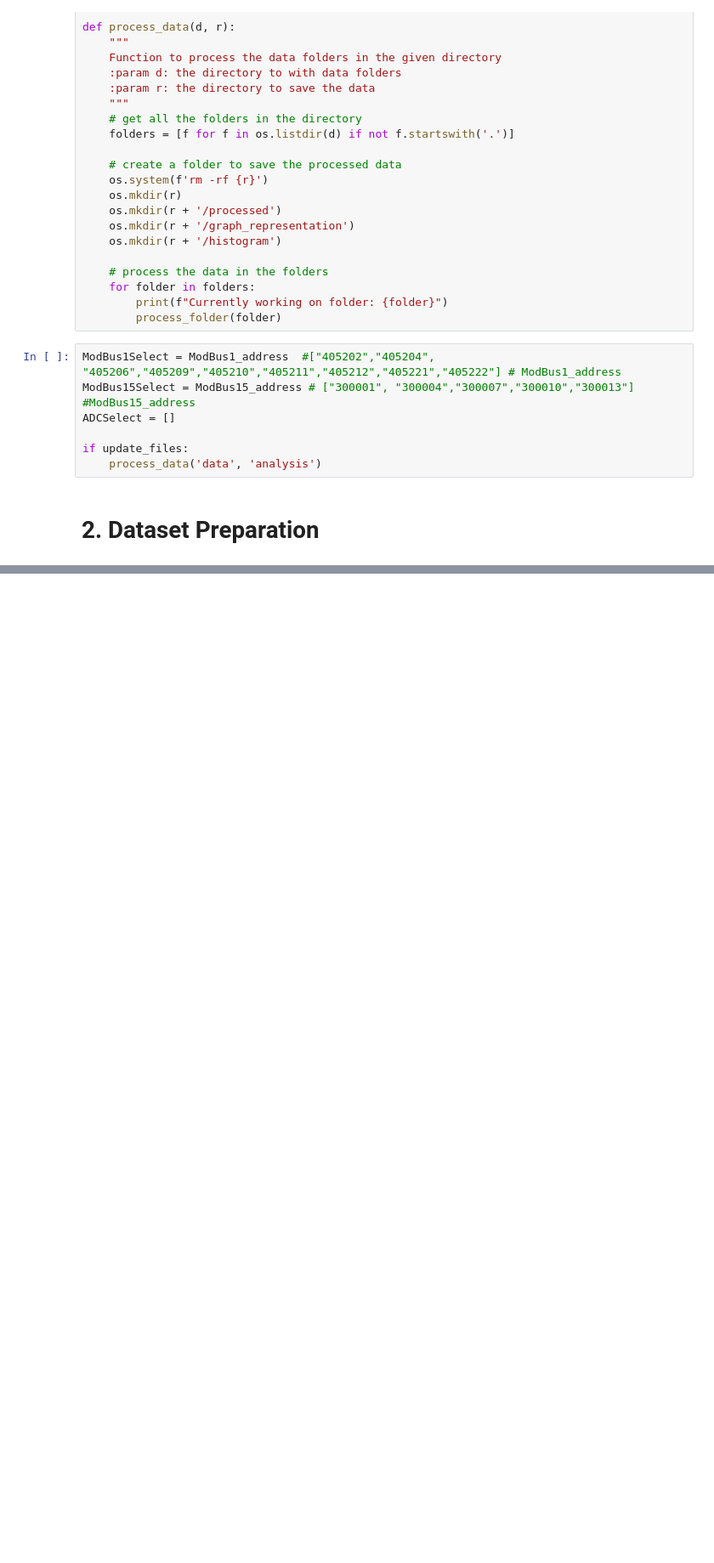
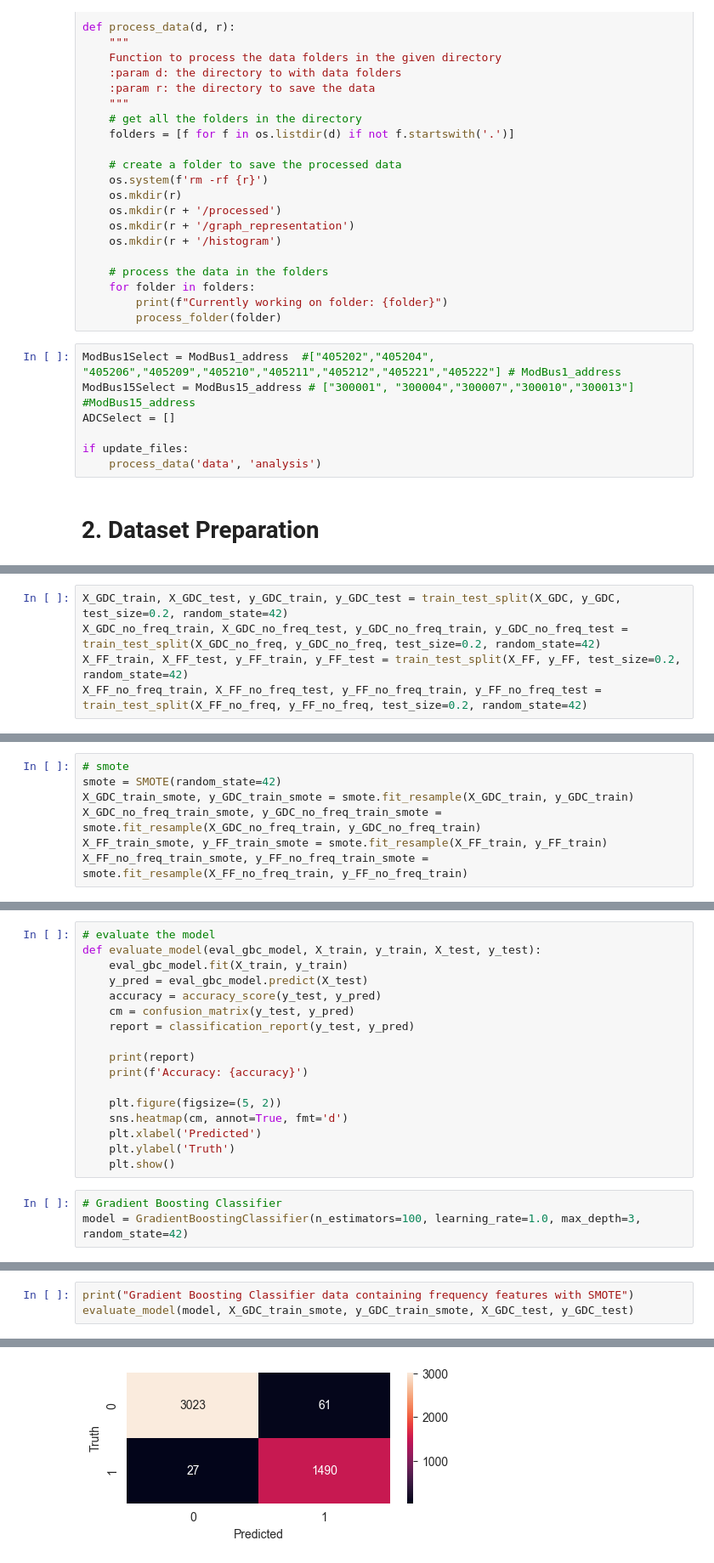
Before and after one commit to sserkanakin/bachelor-thesis-research-archive, a Jupyter notebook: code/data.ipynb, the cells around one changed output, grey strips where cells are left out. Shown at 85% size. Cells and saved outputs as stored; diff of their text form; blank space fills up the shorter version.

```diff
--- a/code/data.ipynb
+++ b/code/data.ipynb
@@ -443,0 +442,5 @@ plt.show()
+# %%
+X_GDC_train, X_GDC_test, y_GDC_train, y_GDC_test = train_test_split(X_GDC, y_GDC, test_size=0.2, random_state=42)
+X_GDC_no_freq_train, X_GDC_no_freq_test, y_GDC_no_freq_train, y_GDC_no_freq_test = train_test_split(X_GDC_no_freq, y_GDC_no_freq, test_size=0.2, random_state=42)
+X_FF_train, X_FF_test, y_FF_train, y_FF_test = train_test_split(X_FF, y_FF, test_size=0.2, random_state=42)
+X_FF_no_freq_train, X_FF_no_freq_test, y_FF_no_freq_train, y_FF_no_freq_test = train_test_split(X_FF_no_freq, y_FF_no_freq, test_size=0.2, random_state=42)
@@ -443,0 +499,7 @@ plt.show()
+# %%
+# smote
+smote = SMOTE(random_state=42)
+X_GDC_train_smote, y_GDC_train_smote = smote.fit_resample(X_GDC_train, y_GDC_train)
+X_GDC_no_freq_train_smote, y_GDC_no_freq_train_smote = smote.fit_resample(X_GDC_no_freq_train, y_GDC_no_freq_train)
+X_FF_train_smote, y_FF_train_smote = smote.fit_resample(X_FF_train, y_FF_train)
+X_FF_no_freq_train_smote, y_FF_no_freq_train_smote = smote.fit_resample(X_FF_no_freq_train, y_FF_no_freq_train)
@@ -443,0 +561,20 @@ plt.show()
+# %%
+# evaluate the model
+def evaluate_model(eval_gbc_model, X_train, y_train, X_test, y_test):
+    eval_gbc_model.fit(X_train, y_train)
+    y_pred = eval_gbc_model.predict(X_test)
+    accuracy = accuracy_score(y_test, y_pred)
+    cm = confusion_matrix(y_test, y_pred)
+    report = classification_report(y_test, y_pred)
+
+    print(report)
+    print(f'Accuracy: {accuracy}')
+
+    plt.figure(figsize=(5, 2))
+    sns.heatmap(cm, annot=True, fmt='d')
+    plt.xlabel('Predicted')
+    plt.ylabel('Truth')
+    plt.show()
+# %%
+# Gradient Boosting Classifier
+model = GradientBoostingClassifier(n_estimators=100, learning_rate=1.0, max_depth=3, random_state=42)
@@ -443,0 +795,4 @@ plt.show()
+# %%
+print("Gradient Boosting Classifier data containing frequency features with SMOTE")
+evaluate_model(model, X_GDC_train_smote, y_GDC_train_smote, X_GDC_test, y_GDC_test)
+# %% [output]
@@ -443,0 +810 @@ plt.show()
+[figure, added]
```
Also changed, not shown: parts of 43 cells of this notebook, 5 other files.
